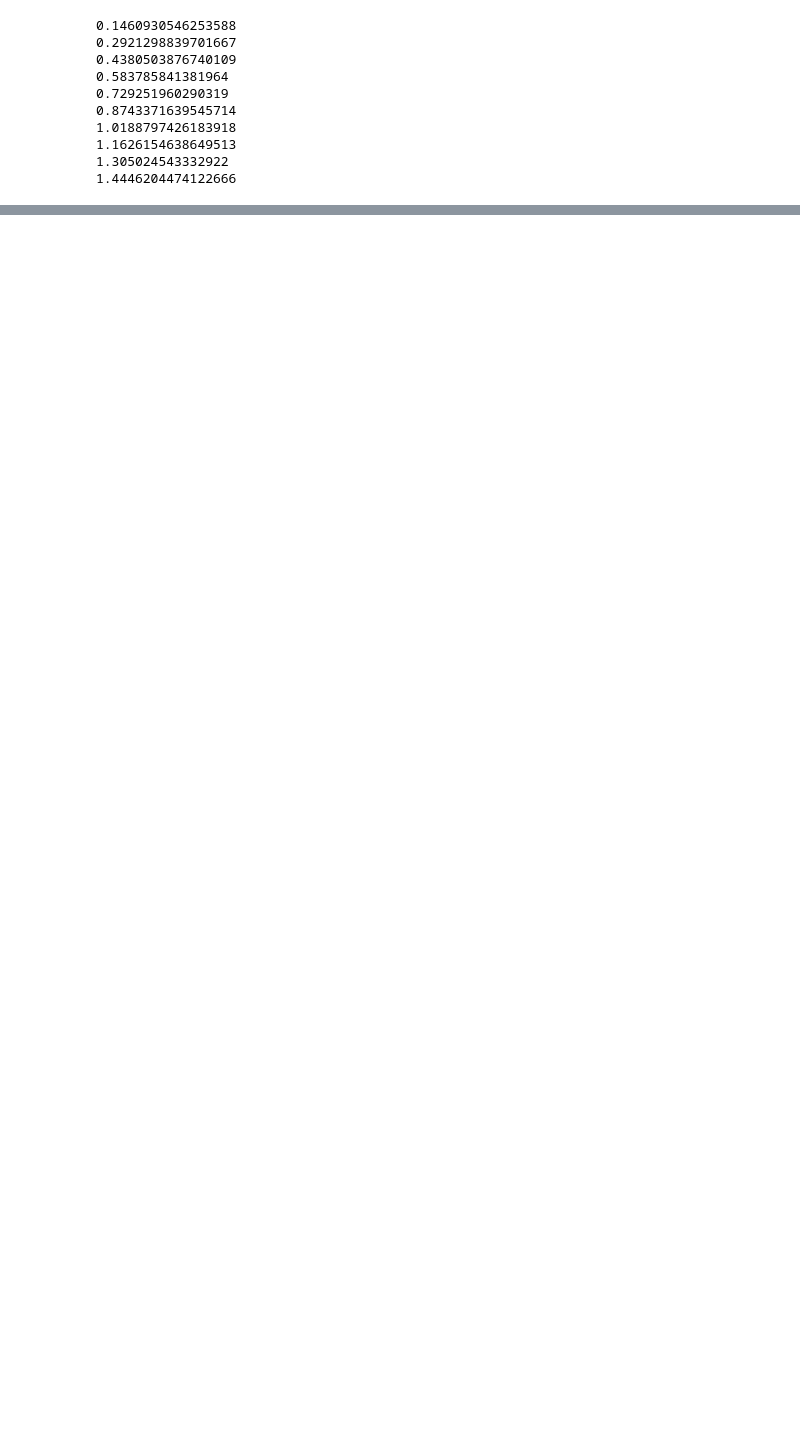
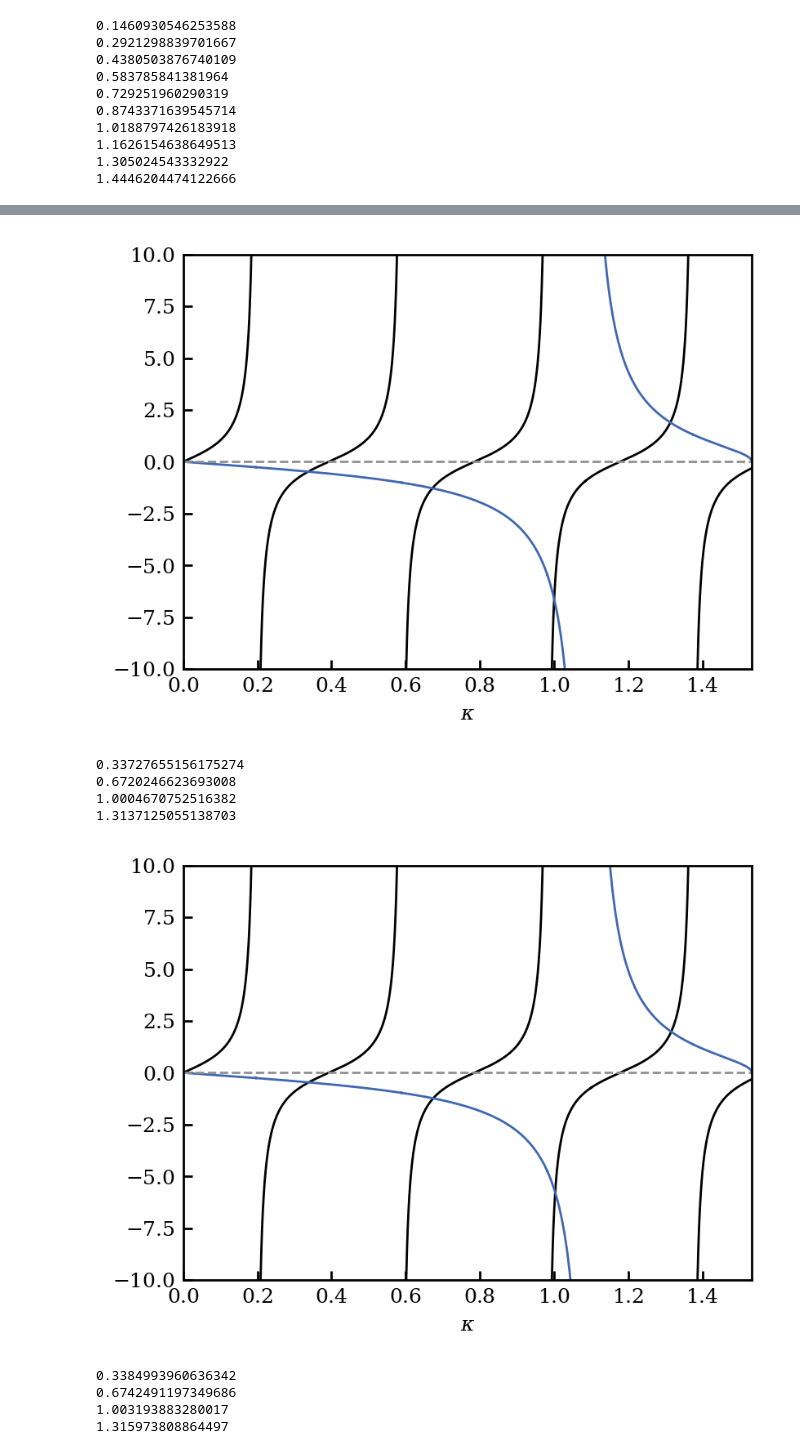
Before and after one commit to dachengx/fundamentals_of_photonics, a Jupyter notebook: hw4.ipynb, the cells around one changed output, grey strips where cells are left out. Cells and saved outputs as stored; diff of their text form; code cells hidden in the pictures; blank space fills up the shorter version.

```diff
--- a/hw4.ipynb
+++ b/hw4.ipynb
@@ -15,7 +15,7 @@ lam = 1.33
 nf = 1.5
 ns = 1.48
 nc = 1.0
-h = 2
+h = 2.0
 # %% [markdown]
 ### 1.a
 # %%
@@ -59,7 +59,7 @@ def plot(lam, nf, ns, nc, h, te=True):
     n = np.ceil(max_kf * h / np.pi).astype(int)
     roots = np.pi / 2 * (2 * np.arange(n) + 1) / h
     kf = np.linspace(0, max_kf, 10001)
-    kf = kf[~np.any(np.abs(kf - roots[:, None]) < 1e-3, axis=0)]
+    kf = kf[~np.any(np.abs(kf - roots[:, None]) < 1e-6, axis=0)]
     roots = np.sort(np.append(roots, result.root))
     kf = np.sort(np.append(kf, roots))
     kf = kf[kf < max_kf]
@@ -222,0 +225,5 @@ plot(lam, nf, ns, 1.45, n * np.pi / max_kf, te=False)
+# %%
+nf = 1.5
+ns = 1.48
+nc = 1.48
+h = 8.0
@@ -222,0 +232,14 @@ plot(lam, nf, ns, 1.45, n * np.pi / max_kf, te=False)
+# %%
+plot(1.0, nf, ns, nc, h)
+plot(1.0, nf, ns, nc, h, te=False)
+# %% [output]
+[figure, added]
+0.33727655156175274
+0.6720246623693008
+1.0004670752516382
+1.3137125055138703
+[figure, added]
+0.3384993960636342
+0.6742491197349686
+1.003193883280017
+1.315973808864497
```
Also changed, not shown: parts of 5 cells of this notebook.
